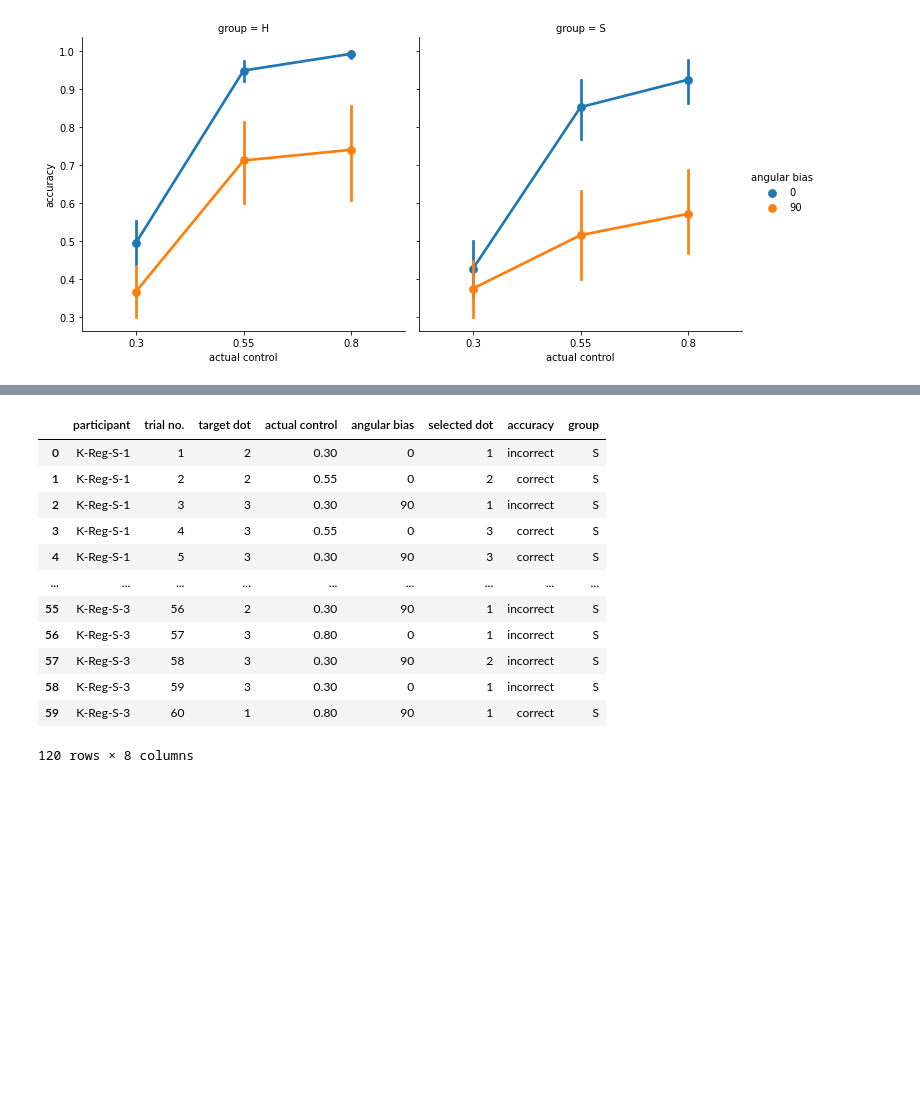
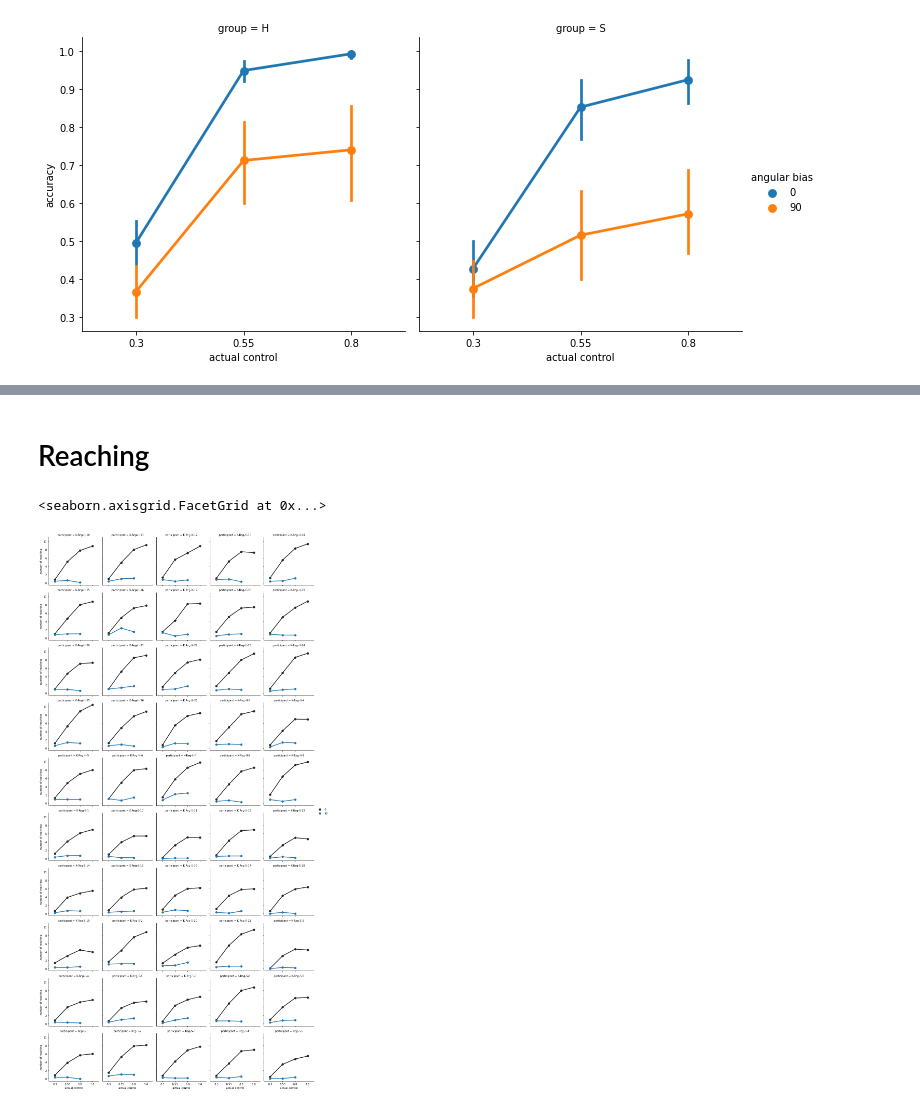
Before and after one commit to acercyc/Keio-Testing_analysis, a Jupyter notebook: src/ana_behavioral_results.ipynb, the cells around one changed output, grey strips where cells are left out. Saved outputs shown, nothing was run; the diff lists cells and outputs as text; code cells hidden in the pictures; blank space fills up the shorter version.

```diff
--- a/src/ana_behavioral_results.ipynb
+++ b/src/ana_behavioral_results.ipynb
@@ -88,16 +68,20 @@ b = utils.LoadData.behaviorData('K-Reg-S-3', task)
-# %%
-pd.concat([a, b])
-# %% [output]
-|  | participant | trial no. | target dot | actual control | angular bias | selected dot | accuracy | group |
-| 0 | K-Reg-S-1 | 1 | 2 | 0.30 | 0 | 1 | incorrect | S |
-| 1 | K-Reg-S-1 | 2 | 2 | 0.55 | 0 | 2 | correct | S |
-| 2 | K-Reg-S-1 | 3 | 3 | 0.30 | 90 | 1 | incorrect | S |
-| 3 | K-Reg-S-1 | 4 | 3 | 0.55 | 0 | 3 | correct | S |
-| 4 | K-Reg-S-1 | 5 | 3 | 0.30 | 90 | 3 | correct | S |
-| ... | ... | ... | ... | ... | ... | ... | ... | ... |
-| 55 | K-Reg-S-3 | 56 | 2 | 0.30 | 90 | 1 | incorrect | S |
-| 56 | K-Reg-S-3 | 57 | 3 | 0.80 | 0 | 1 | incorrect | S |
-| 57 | K-Reg-S-3 | 58 | 3 | 0.30 | 90 | 2 | incorrect | S |
-| 58 | K-Reg-S-3 | 59 | 3 | 0.30 | 0 | 1 | incorrect | S |
-| 59 | K-Reg-S-3 | 60 | 1 | 0.80 | 90 | 1 | correct | S |
-120 rows × 8 columns
+# %% [markdown]
+# Reaching
+# %%
+task = utils.ExpInfo.taskName[2]
+df = [utils.LoadData.behaviorData(x, task) for x in subjs]
+df = pd.concat(df)
+# %%
+df_ = df.copy()
+df_ = df_.drop(columns='trial no.')
+df_ = df_.groupby(['group', 'participant', 'actual control', 'angular bias']).mean().reset_index()
+# %%
+grid = sns.FacetGrid(col='participant', col_wrap=5, data=df_)
+grid.map_dataframe(sns.pointplot,
+                   x='actual control',
+                   y='number of reaching',
+                   hue='angular bias')
+grid.add_legend()
+# %% [output]
+<seaborn.axisgrid.FacetGrid at 0x...>
+[figure, added]
```
Also changed, not shown: parts of 3 cells of this notebook, 3 other files.
